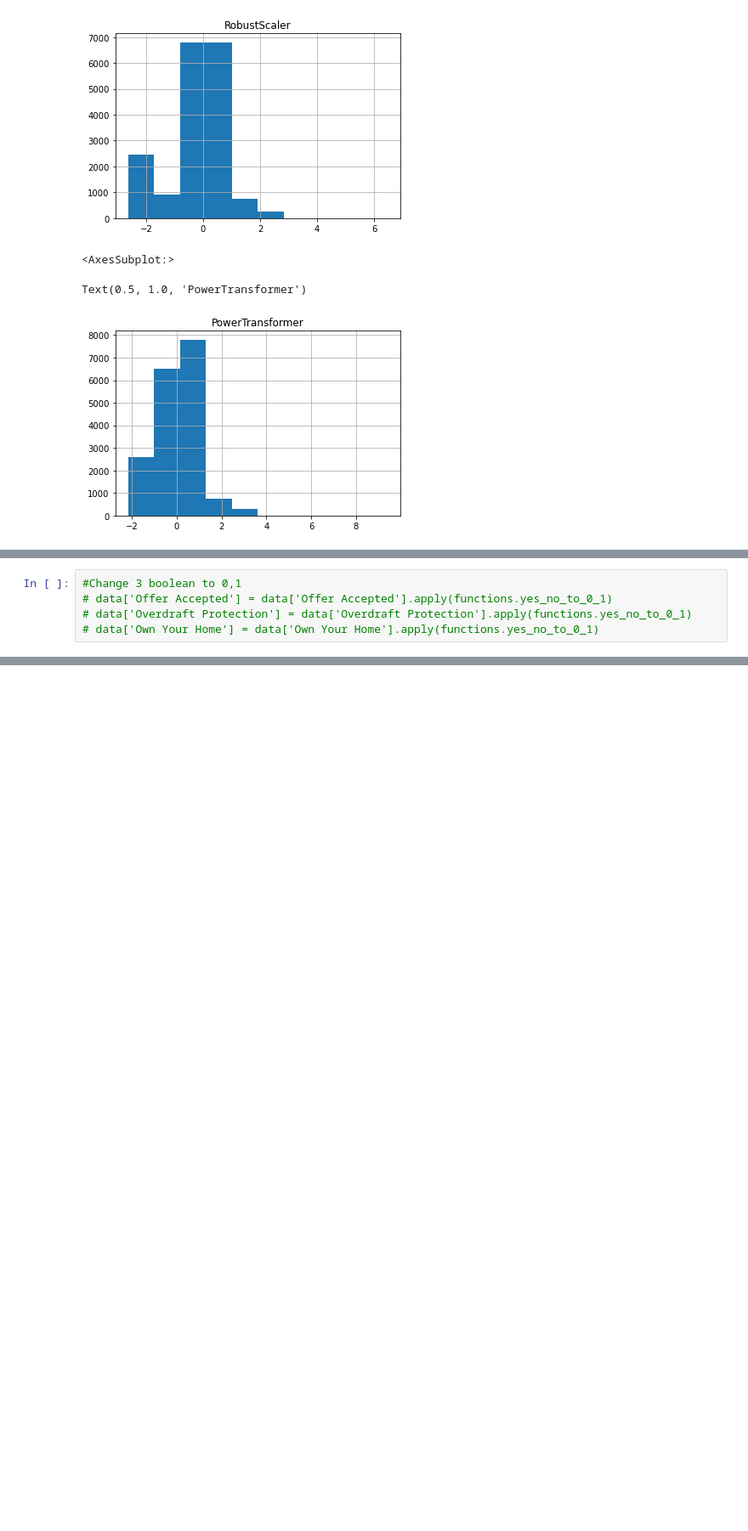
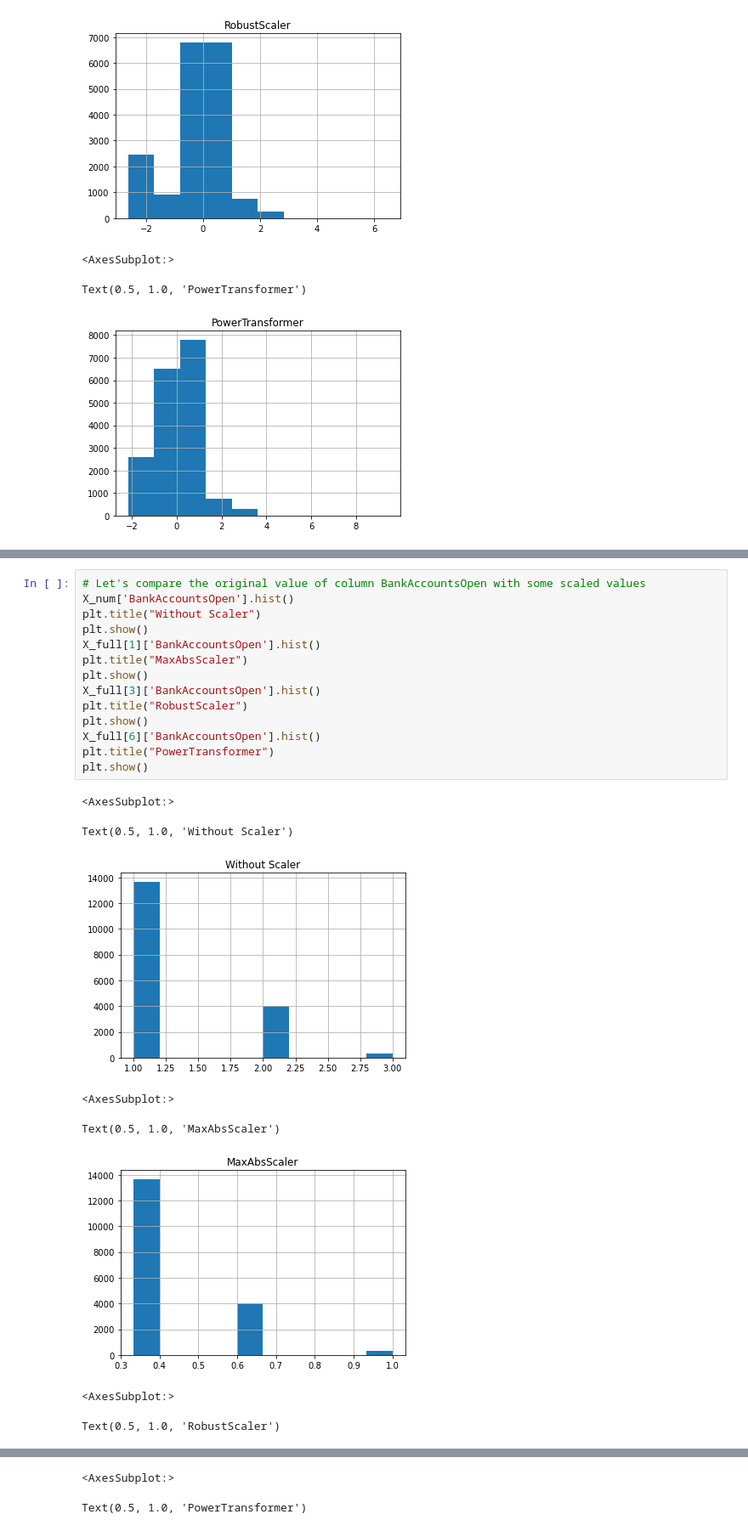
Before and after one commit to AgustinCarcelen/bank-classification-study-case, a Jupyter notebook: Code/Case Studio Bank v4.ipynb, the cells around one changed output, grey strips where cells are left out. Shown: that part at 85% size. Saved outputs shown, nothing was run; the diff lists cells and outputs as text; blank space fills up the shorter version.

```diff
--- a/Code/Case Studio Bank v4.ipynb
+++ b/Code/Case Studio Bank v4.ipynb
@@ -865,5 +586,23 @@ array([[5070,    9],
-# %%
-#Change 3 boolean to 0,1
-# data['Offer Accepted'] = data['Offer Accepted'].apply(functions.yes_no_to_0_1)
-# data['Overdraft Protection'] = data['Overdraft Protection'].apply(functions.yes_no_to_0_1)
-# data['Own Your Home'] = data['Own Your Home'].apply(functions.yes_no_to_0_1)
+# %%
+# Let's compare the original value of column BankAccountsOpen with some scaled values
+X_num['BankAccountsOpen'].hist()
+plt.title("Without Scaler")
+plt.show()
+X_full[1]['BankAccountsOpen'].hist()
+plt.title("MaxAbsScaler")
+plt.show()
+X_full[3]['BankAccountsOpen'].hist()
+plt.title("RobustScaler")
+plt.show()
+X_full[6]['BankAccountsOpen'].hist()
+plt.title("PowerTransformer")
+plt.show()
+# %% [output]
+<AxesSubplot:>
+Text(0.5, 1.0, 'Without Scaler')
+[figure, added]
+<AxesSubplot:>
+Text(0.5, 1.0, 'MaxAbsScaler')
+[figure, added]
+<AxesSubplot:>
+Text(0.5, 1.0, 'RobustScaler')
@@ -869,0 +610,2 @@ array([[5070,    9],
+<AxesSubplot:>
+Text(0.5, 1.0, 'PowerTransformer')
```
Also changed, not shown: parts of 72 cells of this notebook, 1 other file.
